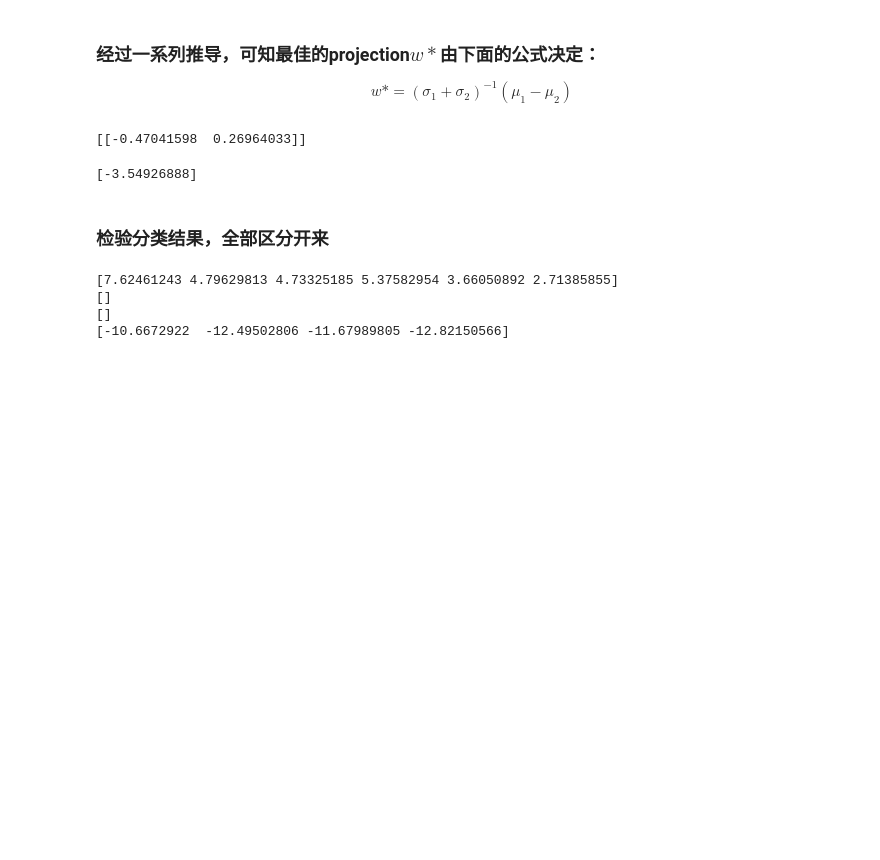
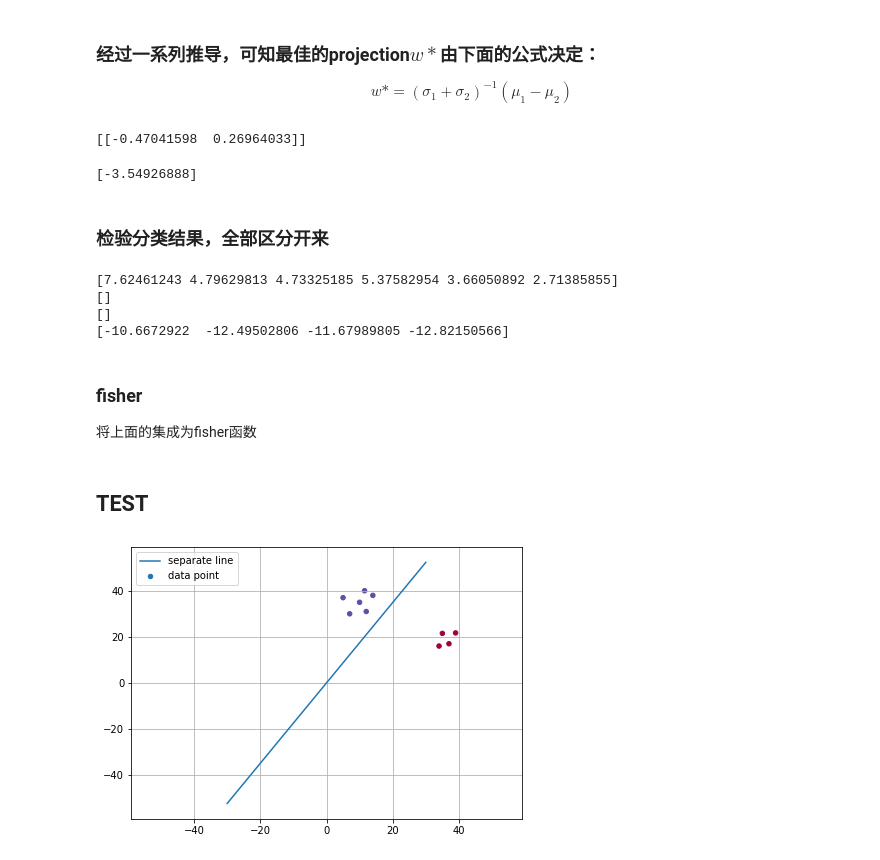
Before and after one commit to easilylazy/pattern-recognition, a Jupyter notebook: linear/fisher.ipynb, the cells around one changed output. Cells and saved outputs as stored; diff of their text form; code cells hidden in the pictures; blank space fills up the shorter version.

Commit message:
update fisher plot

```diff
--- a/linear/fisher.ipynb
+++ b/linear/fisher.ipynb
@@ -15,5 +19,9 @@ import numpy as np
 这个例子中，一个数据有两个维度，则需要将这两个维度投影到易分离两个类别的新空间
 通过fisher算法，可以表征类间差别和类内相似，进而找到最佳投影方向！
 # %%
-w1=[(5,37),(7,30),(10,35),(11.5,40),(14,38),(12,31)]
-w2=[(35,21.5),(39,21.7),(34,16),(37,17)]
+def loadData():
+    w1=[(5,37),(7,30),(10,35),(11.5,40),(14,38),(12,31)]
+    w2=[(35,21.5),(39,21.7),(34,16),(37,17)]
+    w1=np.asarray(w1)
+    w2=np.asarray(w2)
+    return w1,w2
@@ -23,2 +28,2 @@ w2=np.asarray(w2)
 # %%
-w1
+w1,w2=loadData()
@@ -134,3 +141,20 @@ print(Z2[Z2<Zt])
 []
 []
 [-10.6672922  -12.49502806 -11.67989805 -12.82150566]
+# %% [markdown]
+### fisher
+将上面的集成为fisher函数
+# %%
+def fisher(X,y):
+
+    w1=X[y>0]
+    w2=X[y<0]
+    Miu1=w1.mean(axis=0)
+    Miu2=w2.mean(axis=0)
+    Sigma1=lazyCov(w1,Miu1)
+    Sigma2=lazyCov(w2,Miu2)
+    projectionW=np.dot(np.linalg.inv(Sigma1+Sigma2),(Miu1-Miu2).reshape(2,1))
+    Zt=np.dot(projectionW.transpose(),(Miu1+Miu2))/2
+    return projectionW,Zt
+# %% [markdown]
+## TEST
@@ -136,0 +207,8 @@ print(Z2[Z2<Zt])
+# %%
+w1,w2=loadData()
+X=np.row_stack((w1,w2))
+y=np.append(np.ones(w1.shape[0]),-np.ones(w2.shape[0]))
+W,Zt=fisher(X,y)
+live_plot(X,y,W,bias=False,lims=(59,59),scale=30,clear=False,title="")
+# %% [output]
+[figure, added]
```
Also changed, not shown: parts of 12 cells of this notebook, 2 other files.
